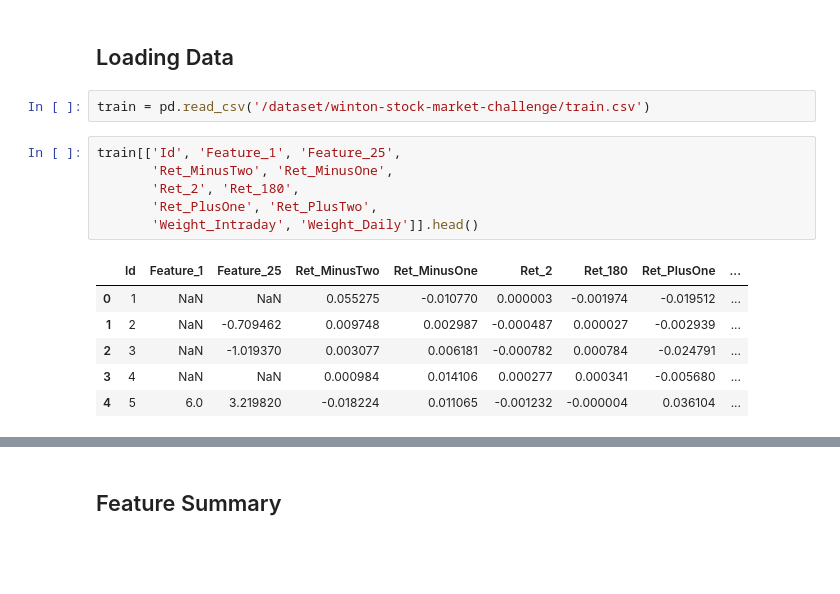
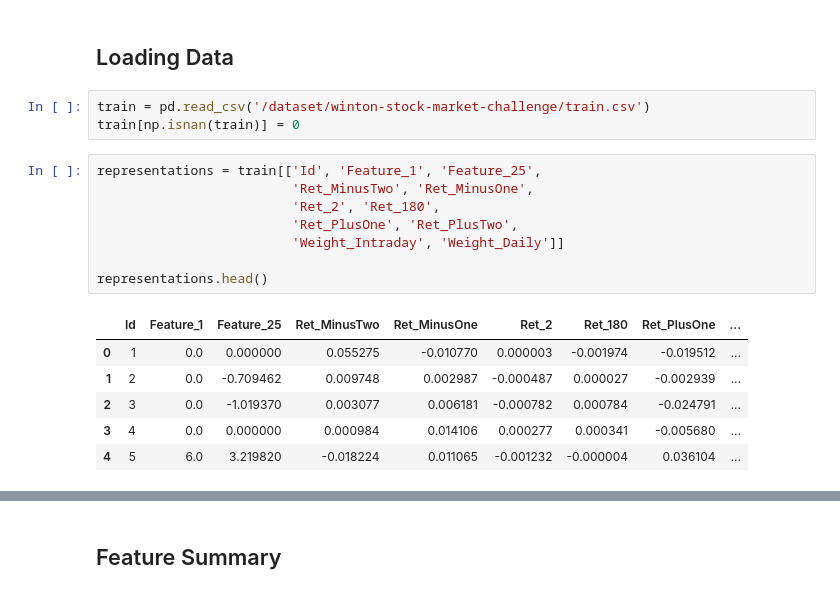
Before and after one commit to AndersonJo/machine-learning, a Jupyter notebook: 20 Kaggle Challenges/001 Winton Stock Market Challenge/02 Understanding Data.ipynb, the cells around one changed output, grey strips where cells are left out. Drawn from its saved outputs; the diff is of its cells as text; blank space fills up the shorter version.

```diff
--- a/20 Kaggle Challenges/001 Winton Stock Market Challenge/02 Understanding Data.ipynb
+++ b/20 Kaggle Challenges/001 Winton Stock Market Challenge/02 Understanding Data.ipynb
@@ -56,16 +58,19 @@ Populating the interactive namespace from numpy and matplotlib
 ## Loading Data
 # %%
 train = pd.read_csv('/dataset/winton-stock-market-challenge/train.csv')
+train[np.isnan(train)] = 0
 # %%
-train[['Id', 'Feature_1', 'Feature_25',
-       'Ret_MinusTwo', 'Ret_MinusOne',
-       'Ret_2', 'Ret_180',
-       'Ret_PlusOne', 'Ret_PlusTwo',
-       'Weight_Intraday', 'Weight_Daily']].head()
+representations = train[['Id', 'Feature_1', 'Feature_25',
+                         'Ret_MinusTwo', 'Ret_MinusOne',
+                         'Ret_2', 'Ret_180',
+                         'Ret_PlusOne', 'Ret_PlusTwo',
+                         'Weight_Intraday', 'Weight_Daily']]
+
+representations.head()
 # %% [output]
 |  | Id | Feature_1 | Feature_25 | Ret_MinusTwo | Ret_MinusOne | Ret_2 | Ret_180 | Ret_PlusOne | ... |
-| 0 | 1 | NaN | NaN | 0.055275 | -0.010770 | 0.000003 | -0.001974 | -0.019512 | ... |
-| 1 | 2 | NaN | -0.709462 | 0.009748 | 0.002987 | -0.000487 | 0.000027 | -0.002939 | ... |
-| 2 | 3 | NaN | -1.019370 | 0.003077 | 0.006181 | -0.000782 | 0.000784 | -0.024791 | ... |
-| 3 | 4 | NaN | NaN | 0.000984 | 0.014106 | 0.000277 | 0.000341 | -0.005680 | ... |
+| 0 | 1 | 0.0 | 0.000000 | 0.055275 | -0.010770 | 0.000003 | -0.001974 | -0.019512 | ... |
+| 1 | 2 | 0.0 | -0.709462 | 0.009748 | 0.002987 | -0.000487 | 0.000027 | -0.002939 | ... |
+| 2 | 3 | 0.0 | -1.019370 | 0.003077 | 0.006181 | -0.000782 | 0.000784 | -0.024791 | ... |
+| 3 | 4 | 0.0 | 0.000000 | 0.000984 | 0.014106 | 0.000277 | 0.000341 | -0.005680 | ... |
 | 4 | 5 | 6.0 | 3.219820 | -0.018224 | 0.011065 | -0.001232 | -0.000004 | 0.036104 | ... |
```
Also changed, not shown: parts of 6 cells of this notebook, 2 other files.
